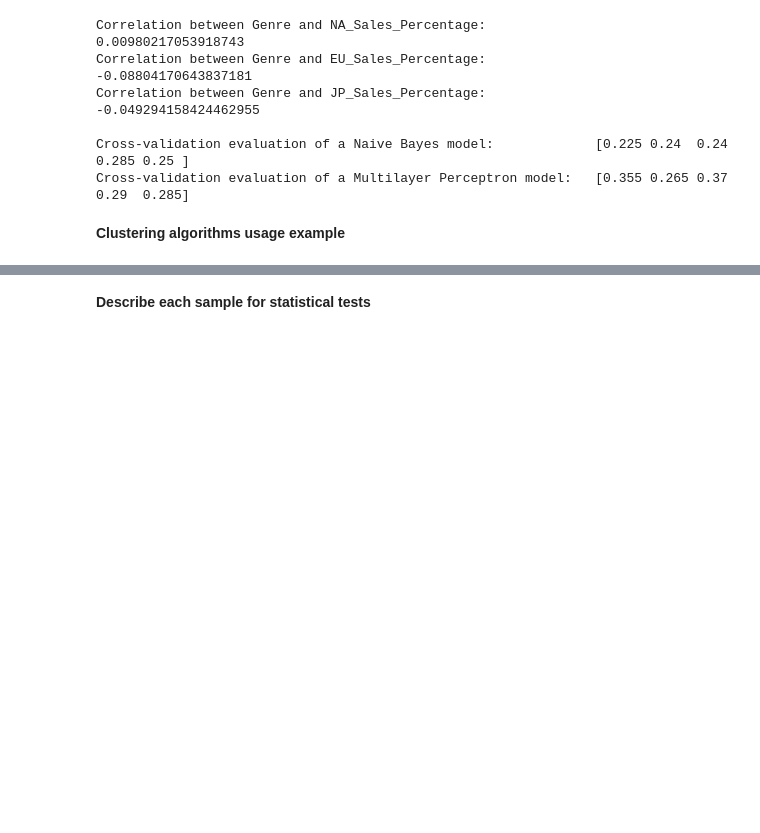
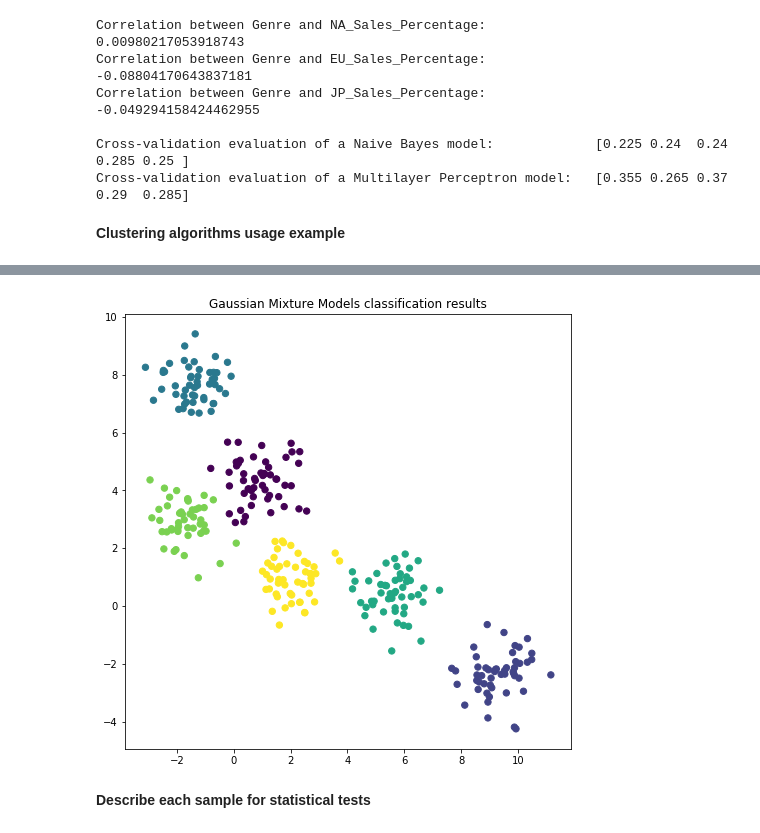
Before and after one commit to Netherwulf/video-games-data-analysis, a Jupyter notebook: video_games_data_analysis.ipynb, the cells around one changed output, grey strips where cells are left out. Saved outputs shown, nothing was run; the diff lists cells and outputs as text; code cells hidden in the pictures; blank space fills up the shorter version.

```diff
--- a/video_games_data_analysis.ipynb
+++ b/video_games_data_analysis.ipynb
@@ -703,3 +763,13 @@ Cross-validation evaluation of a Multilayer Perceptron model:   [0.355 0.265 0.3
+# %%
+gmm = GaussianMixture(n_components=6).fit(X)
+labels = gmm.predict(X)
+
+plt.figure(figsize=(8, 8))
+plt.scatter(X[:, 0], X[:, 1], c=labels, s=40, cmap='viridis')
+plt.title("Gaussian Mixture Models classification results")
+plt.show()
+# %% [output]
+[figure, added]
 # %% [markdown]
 <b>Describe each sample for statistical tests</b>
 # %%
```
Also changed, not shown: parts of 12 cells of this notebook.
